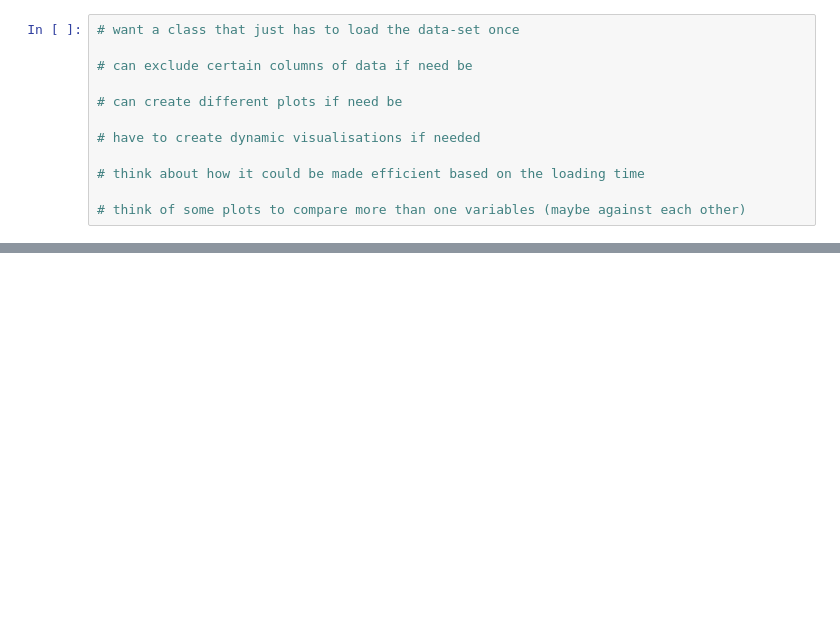
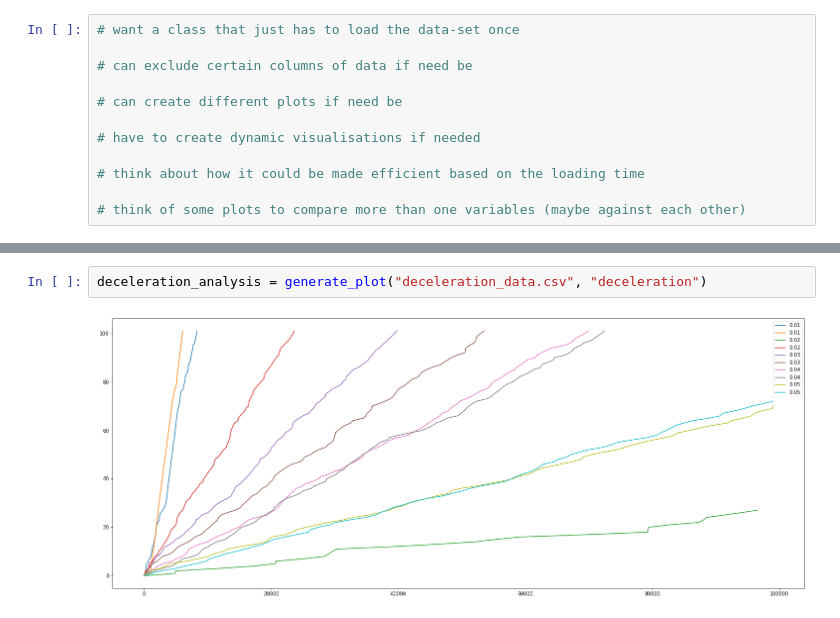
Before and after one commit to Shiv3901/Model_Tester, a Jupyter notebook: Experimental_Plots.ipynb, the cells around one changed output, grey strips where cells are left out. Drawn from its saved outputs; the diff is of its cells as text; blank space fills up the shorter version.

```diff
--- a/Experimental_Plots.ipynb
+++ b/Experimental_Plots.ipynb
@@ -35,0 +164,4 @@ acceleration_analysis.plot_line_plot("acceleration")
+# %%
+deceleration_analysis = generate_plot("deceleration_data.csv", "deceleration")
+# %% [output]
+[figure, added]
```
Also changed, not shown: parts of 8 cells of this notebook, 7 other files.
